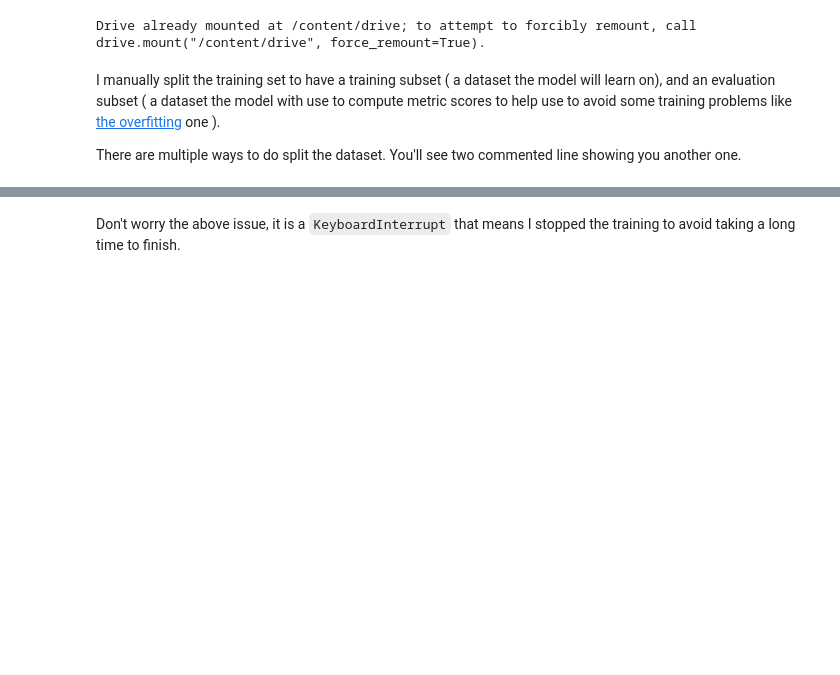
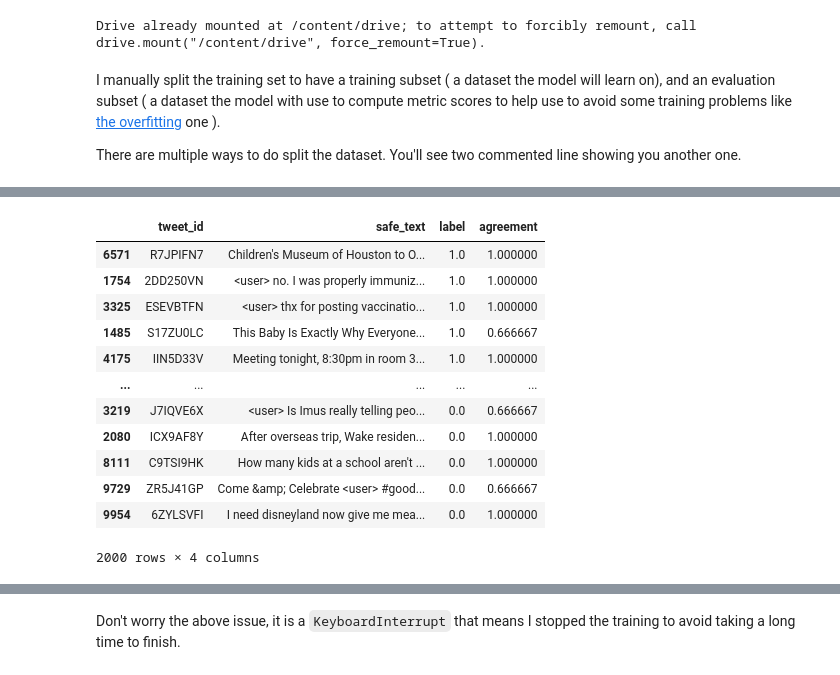
Before and after one commit to DeeeTeeee/AZUBISTORE, a Jupyter notebook: Fine_tuning_Hugging_face_text_classification_model.ipynb, the cells around one changed output, grey strips where cells are left out. Saved outputs shown, nothing was run; the diff lists cells and outputs as text; code cells hidden in the pictures; blank space fills up the shorter version.

```diff
--- a/Fine_tuning_Hugging_face_text_classification_model.ipynb
+++ b/Fine_tuning_Hugging_face_text_classification_model.ipynb
@@ -151,0 +109,16 @@ tokenizer = AutoTokenizer.from_pretrained('cardiffnlp/twitter-roberta-base-senti
+# %%
+eval
+# %% [output]
+|  | tweet_id | safe_text | label | agreement |
+| 6571 | R7JPIFN7 | Children's Museum of Houston to O... | 1.0 | 1.000000 |
+| 1754 | 2DD250VN | <user> no. I was properly immuniz... | 1.0 | 1.000000 |
+| 3325 | ESEVBTFN | <user> thx for posting vaccinatio... | 1.0 | 1.000000 |
+| 1485 | S17ZU0LC | This Baby Is Exactly Why Everyone... | 1.0 | 0.666667 |
+| 4175 | IIN5D33V | Meeting tonight, 8:30pm in room 3... | 1.0 | 1.000000 |
+| ... | ... | ... | ... | ... |
+| 3219 | J7IQVE6X | <user> Is Imus really telling peo... | 0.0 | 0.666667 |
+| 2080 | ICX9AF8Y | After overseas trip, Wake residen... | 0.0 | 1.000000 |
+| 8111 | C9TSI9HK | How many kids at a school aren't ... | 0.0 | 1.000000 |
+| 9729 | ZR5J41GP | Come &amp; Celebrate <user> #good... | 0.0 | 0.666667 |
+| 9954 | 6ZYLSVFI | I need disneyland now give me mea... | 0.0 | 1.000000 |
+2000 rows × 4 columns
```
Also changed, not shown: parts of 33 cells of this notebook.
